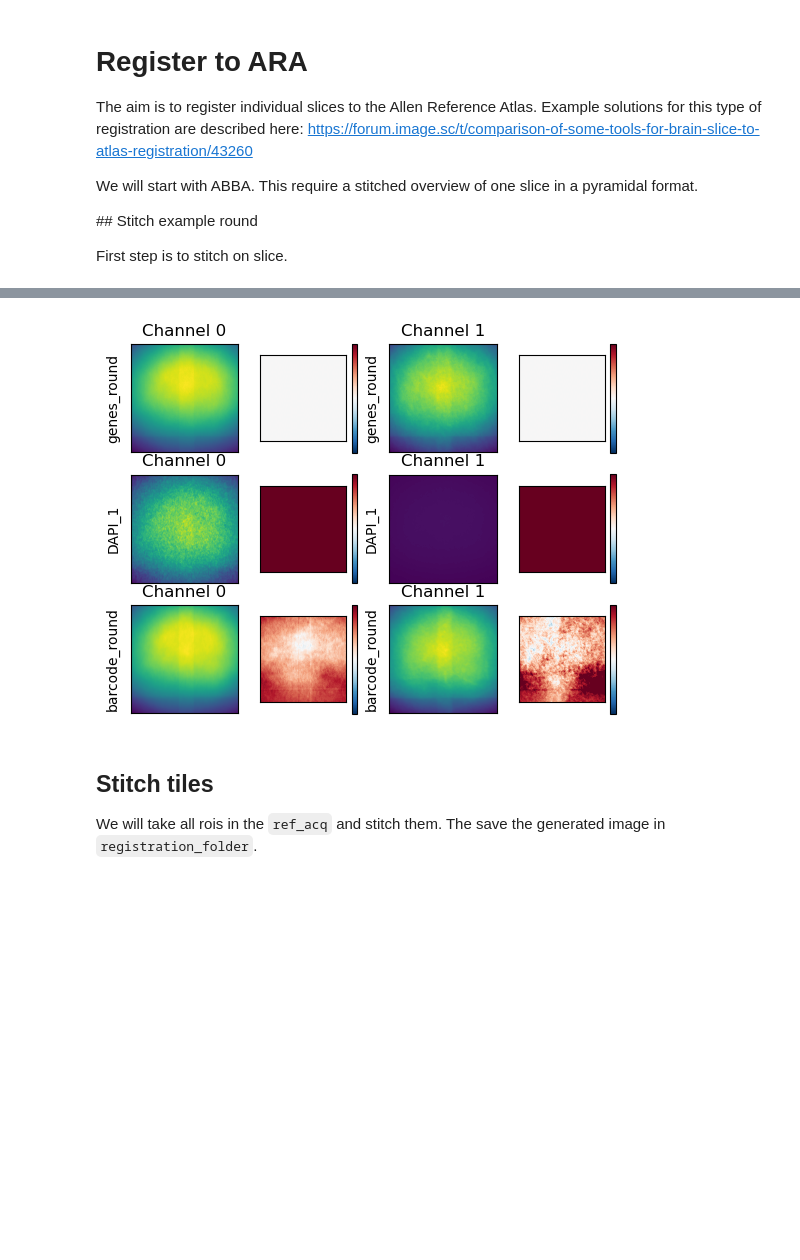
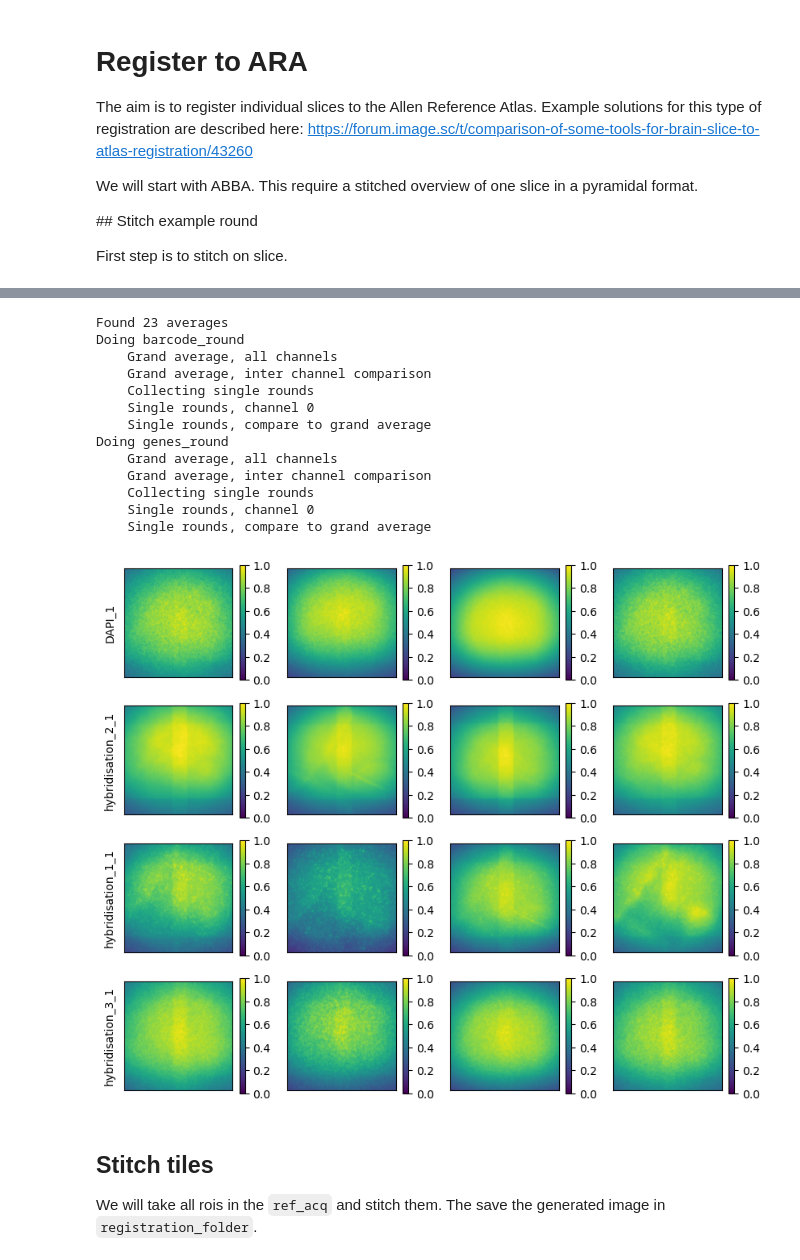
Before and after one commit to znamlab/iss-preprocess, a Jupyter notebook: notebooks/stitch_overview_for_abba.ipynb, the cells around one changed output, grey strips where cells are left out. Saved outputs shown, nothing was run; the diff lists cells and outputs as text; code cells hidden in the pictures; blank space fills up the shorter version.

```diff
--- a/notebooks/stitch_overview_for_abba.ipynb
+++ b/notebooks/stitch_overview_for_abba.ipynb
@@ -66,10 +53,5 @@ if REDO:
     from iss_preprocess import pipeline
 
     pipeline.create_grand_averages(
-        data_path=data_path,
-        max_value=2000,
-        black_level=black_level,
-        normalise=True,
-        median_filter=5,
-        use_slurm=False
+        data_path=data_path, prefix_todo=("genes_round", "barcode_round")
     )
@@ -108,29 +58,24 @@ for i in range(4):
-# %%
-# compar channel 0 and 1 of different rounds
-nrows = 3
-fig = plt.figure()
-
-
-for iax, corr in enumerate(["genes_round", "DAPI_1", "barcode_round"]):
-    data = correction_images[corr]
-    for ch in [0, 1]:
-        ax = plt.subplot(nrows, 4, 1 + iax * 4 + ch * 2)
-        ax.imshow(data[:, :, ch])
-        ax.set_ylabel(corr)
-        ax.set_title("Channel {0}".format(ch))
-        ax = plt.subplot(nrows, 4, 2 + iax * 4 + ch * 2)
-        img = ax.imshow(
-            data[:, :, ch] - correction_image[:, :, ch],
-            vmin=-0.1,
-            vmax=0.1,
-            cmap="RdBu_r",
-        )
-        plt.colorbar(img)
-for x in fig.axes:
-    x.set_xticks([])
-    x.set_yticks([])
-# %% [output]
-[figure, removed]
+# %%
+from iss_preprocess.pipeline import diagnostic
+
+diagnostic.check_illumination_correction(
+    data_path, grand_averages=("barcode_round", "genes_round")
+)
+# %% [output]
+Found 23 averages
+Doing barcode_round
+    Grand average, all channels
+    Grand average, inter channel comparison
+    Collecting single rounds
+    Single rounds, channel 0
+    Single rounds, compare to grand average
+Doing genes_round
+    Grand average, all channels
+    Grand average, inter channel comparison
+    Collecting single rounds
+    Single rounds, channel 0
+    Single rounds, compare to grand average
+[figure, added]
 # %% [markdown]
 ## Stitch tiles
 
```
Also changed, not shown: parts of 20 cells of this notebook.
